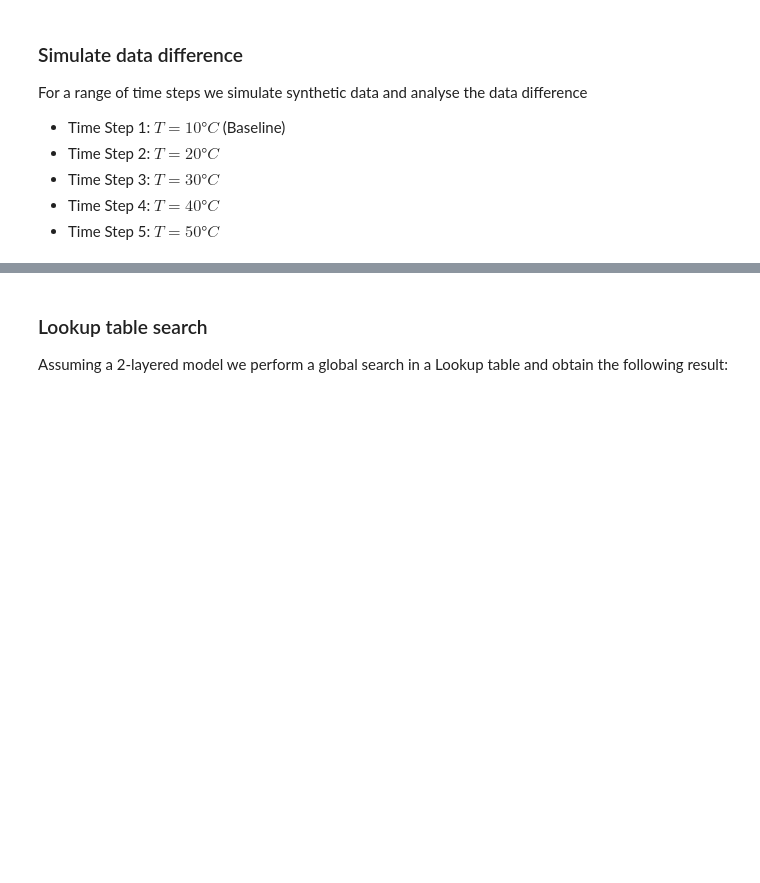
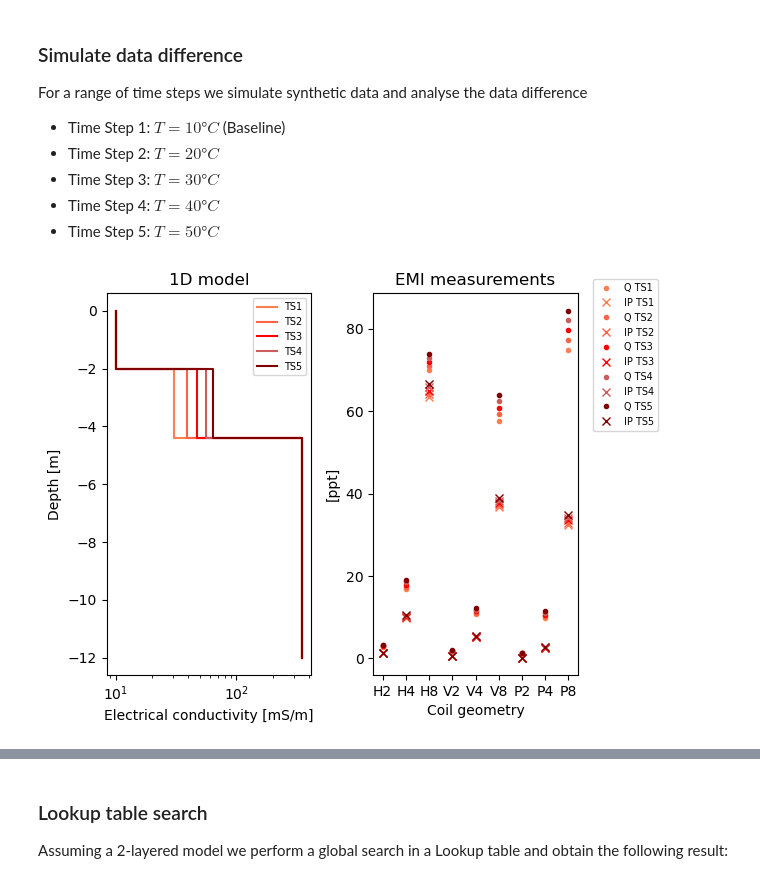
Before and after one commit to mariacarrizo/EMI_Gw_Temp_1D, a Jupyter notebook: Notebook.ipynb, the cells around one changed output, grey strips where cells are left out. Cells and saved outputs as stored; diff of their text form; code cells hidden in the pictures; blank space fills up the shorter version.

Commit message:
new figures

```diff
--- a/Notebook.ipynb
+++ b/Notebook.ipynb
@@ -106,22 +106,25 @@ For a range of time steps we simulate synthetic data and analyse the data differ
 - Time Step 4: $T = 40 °C$
 - Time Step 5: $T = 50 °C$
 # %%
-def PlotModelData(model, depths, data, ax=None, model_name='', model_style='k', data_style='.'):
+def PlotModelData(model, depths, data, ax=None, model_name='', model_style='k', data_style='.', data_name=''):
     if ax is None:
         fig, ax = plt.subplots(1,2)
-    ax[0].step(model, depths, model_style)
+    fs=7
+    ax[0].step(model, depths, model_style, label=model_name)
     ax[0].set_xscale('log')
     ax[0].set_xlabel('Electrical conductivity [mS/m]')
     ax[0].set_ylabel('Depth [m]')
-    ax[0].set_title(model_name)
+    ax[0].legend(fontsize=fs)
+    ax[0].set_title('1D model')
 
-    ax[1].plot(data[:9]*1000, data_style+'g', label='Q [ppt]')
+    ax[1].plot(data[:9]*1000, '.',c=data_style, label='Q '+data_name)
     ax[1].set_xticks([0, 1, 2, 3, 4, 5, 6, 7, 8])
     ax[1].set_xticklabels(['H2', 'H4', 'H8', 'V2', 'V4', 'V8', 'P2', 'P4', 'P8'])
-    ax[1].plot(data[9:]*1000, data_style+'r', label = 'IP [ppt]')
+    ax[1].plot(data[9:]*1000, 'x', c=data_style, label = 'IP '+data_name)
     ax[1].set_xlabel('Coil geometry')
-    ax[1].legend()
+    ax[1].legend(fontsize=fs, bbox_to_anchor=(1.05, 1.05))
     ax[1].set_title('EMI measurements')
+    ax[1].set_ylabel('[ppt]')
 
     plt.tight_layout()
 # %%
@@ -162,0 +183,21 @@ data_TS1 = EMf_3Lay_HVP(lambd = lambd, sigma1 = sigma_fs1/1000,
+# %%
+# Plot time step models and data
+
+fig, ax = plt.subplots(1,2)
+
+PlotModelData(model_TS1, depths, data_TS1, ax = ax, model_style= 'coral', data_style= 'coral',
+              model_name='TS1', data_name='TS1')
+
+PlotModelData(model_TS2, depths, data_TS2, ax = ax, model_style= 'tomato', data_style= 'tomato',
+              model_name='TS2', data_name='TS2')
+
+PlotModelData(model_TS3, depths, data_TS3, ax = ax, model_style= 'red', data_style= 'red',
+              model_name='TS3', data_name='TS3')
+
+PlotModelData(model_TS4, depths, data_TS4, ax = ax, model_style= 'indianred', data_style= 'indianred',
+              model_name='TS4', data_name='TS4')
+
+PlotModelData(model_TS5, depths, data_TS5, ax = ax, model_style= 'maroon', data_style= 'maroon',
+              model_name='TS5', data_name='TS5')
+# %% [output]
+[figure, added]
```
Also changed, not shown: parts of 6 cells of this notebook.
